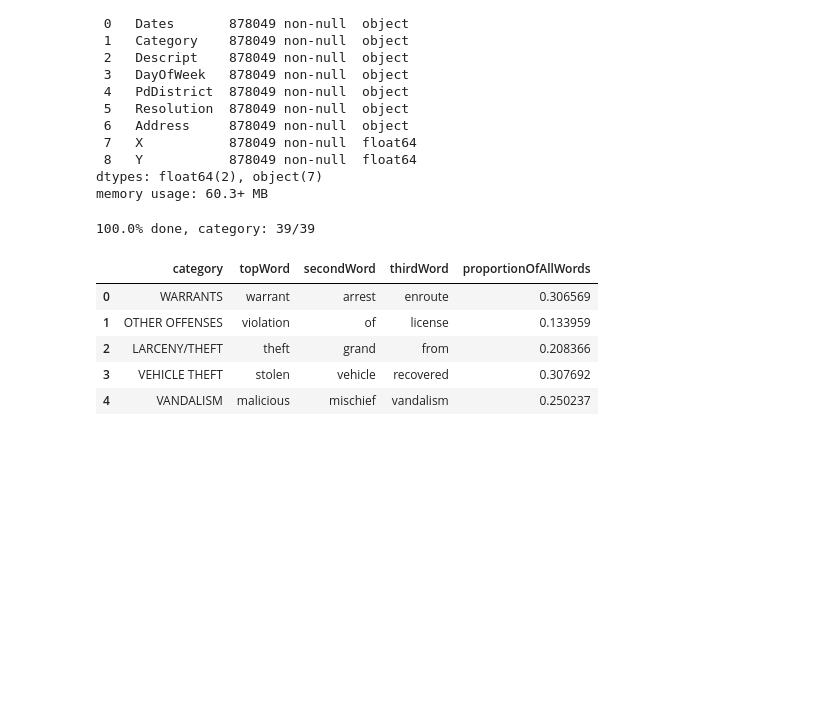
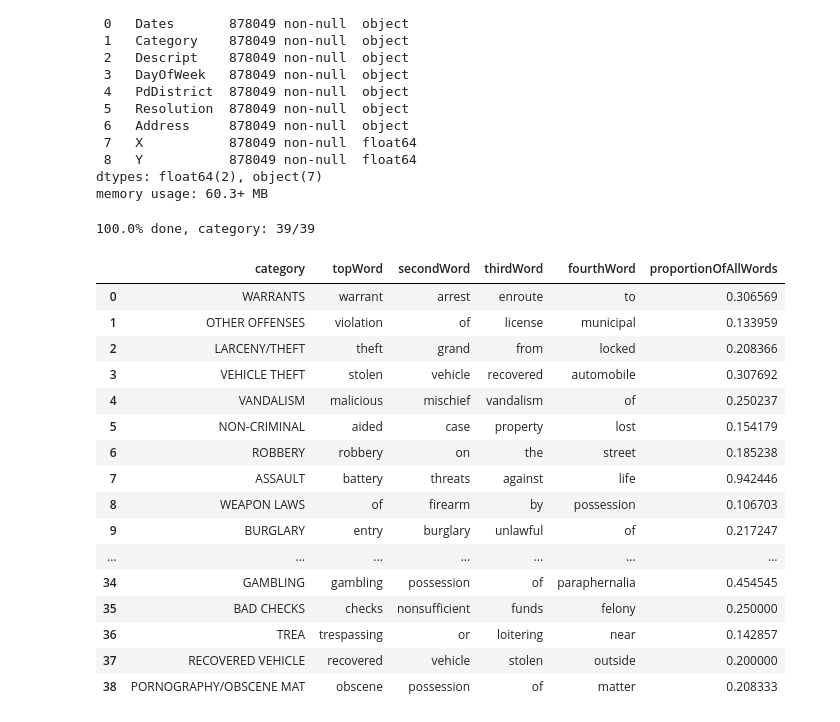
Before and after one commit to ZachMajernik/DataScience2, a Jupyter notebook: Predict/CategoricalOutput.ipynb, the cells around one changed output. Saved outputs shown, nothing was run; the diff lists cells and outputs as text; code cells hidden in the pictures; blank space fills up the shorter version.

```diff
--- a/Predict/CategoricalOutput.ipynb
+++ b/Predict/CategoricalOutput.ipynb
@@ -101,7 +101,7 @@ testDF = df_1.iloc[testIDX].reset_index(drop=True)
 trainDF = df_1.iloc[trainIDX].reset_index(drop=True)
 # %%
 #common words that do not help clasify category
-wordsToExclude = ['of', 'or', 'a', 'by', 'the', 'on', 'from']
+wordsToExclude = ['of', 'or', 'a', 'by', 'the', 'on', 'from', 'to', 'an', 'for', 'in']
 
 def findWords(df, category, current, total, exclude):
     locDF = df.loc[df.loc[:,'Category'] == category]
@@ -150,29 +150,39 @@ def findWords(df, category, current, total, exclude):
     word_counts = word_counts.sort_values(by='count', ascending=False).reset_index(drop=True)
     word_counts = word_counts.drop('count', axis=1).reset_index(drop=True)
 #     return word_counts.reset_index(drop=True).loc[[0]]
-    if len(word_counts) > 2:
+    if len(word_counts) > 3:
         return {'category': [word_counts.loc[0, 'category']],
         'topWord': [word_counts.loc[0, 'topWord']],
         'secondWord': [word_counts.loc[1, 'topWord']],
         'thirdWord': [word_counts.loc[2, 'topWord']],
+        'fourthWord': [word_counts.loc[3, 'topWord']],
+        'proportionOfAllWords': [word_counts.loc[0, 'proportionOfAllWords']]}
+    elif len(word_counts) > 2:
+        return {'category': [word_counts.loc[0, 'category']],
+        'topWord': [word_counts.loc[0, 'topWord']],
+        'secondWord': [word_counts.loc[1, 'topWord']],
+        'thirdWord': [word_counts.loc[2, 'topWord']],
+        'fourthWord': ['null'],
         'proportionOfAllWords': [word_counts.loc[0, 'proportionOfAllWords']]}
     elif len(word_counts) > 1:
         return {'category': [word_counts.loc[0, 'category']],
         'topWord': [word_counts.loc[0, 'topWord']],
         'secondWord': [word_counts.loc[1, 'topWord']],
         'thirdWord': ['null'],
+        'fourthWord': ['null'],
         'proportionOfAllWords': [word_counts.loc[0, 'proportionOfAllWords']]}
     else:
         return {'category': [word_counts.loc[0, 'category']],
         'topWord': [word_counts.loc[0, 'topWord']],
         'secondWord': ['null'],
         'thirdWord': ['null'],
+        'fourthWord': ['null'],
         'proportionOfAllWords': [word_counts.loc[0, 'proportionOfAllWords']]}
 # %%
-df = {'category':[], 'topWord':[], 'secondWord':[], 'thirdWord':[], 'proportionOfAllWords':[]}
+df = {'category':[], 'topWord':[], 'secondWord':[], 'thirdWord':[], 'fourthWord':[], 'proportionOfAllWords':[]}
 df = pd.DataFrame(df)
 
-df_excluded = {'category':[], 'topWord':[], 'secondWord':[], 'thirdWord':[], 'proportionOfAllWords':[]}
+df_excluded = {'category':[], 'topWord':[], 'secondWord':[], 'thirdWord':[], 'fourthWord':[], 'proportionOfAllWords':[]}
 df_excluded = pd.DataFrame(df_excluded)
 
 for i in range(len(categories)):
@@ -184,12 +194,23 @@ for i in range(len(categories)):
 # %% [output]
 100.0% done, category: 39/39
 # %%
-df.head()
+df
 # %% [output]
-|  | category | topWord | secondWord | thirdWord | proportionOfAllWords |
-| 0 | WARRANTS | warrant | arrest | enroute | 0.306569 |
-| 1 | OTHER OFFENSES | violation | of | license | 0.133959 |
-| 2 | LARCENY/THEFT | theft | grand | from | 0.208366 |
-| 3 | VEHICLE THEFT | stolen | vehicle | recovered | 0.307692 |
-| 4 | VANDALISM | malicious | mischief | vandalism | 0.250237 |
+|  | category | topWord | secondWord | thirdWord | fourthWord | proportionOfAllWords |
+| 0 | WARRANTS | warrant | arrest | enroute | to | 0.306569 |
+| 1 | OTHER OFFENSES | violation | of | license | municipal | 0.133959 |
+| 2 | LARCENY/THEFT | theft | grand | from | locked | 0.208366 |
+| 3 | VEHICLE THEFT | stolen | vehicle | recovered | automobile | 0.307692 |
+| 4 | VANDALISM | malicious | mischief | vandalism | of | 0.250237 |
+| 5 | NON-CRIMINAL | aided | case | property | lost | 0.154179 |
+| 6 | ROBBERY | robbery | on | the | street | 0.185238 |
+| 7 | ASSAULT | battery | threats | against | life | 0.942446 |
+| 8 | WEAPON LAWS | of | firearm | by | possession | 0.106703 |
+| 9 | BURGLARY | entry | burglary | unlawful | of | 0.217247 |
+| ... | ... | ... | ... | ... | ... | ... |
+| 34 | GAMBLING | gambling | possession | of | paraphernalia | 0.454545 |
+| 35 | BAD CHECKS | checks | nonsufficient | funds | felony | 0.250000 |
+| 36 | TREA | trespassing | or | loitering | near | 0.142857 |
+| 37 | RECOVERED VEHICLE | recovered | vehicle | stolen | outside | 0.200000 |
+| 38 | PORNOGRAPHY/OBSCENE MAT | obscene | possession | of | matter | 0.208333 |
 # %%
```
Also changed, not shown: parts of 6 cells of this notebook.
